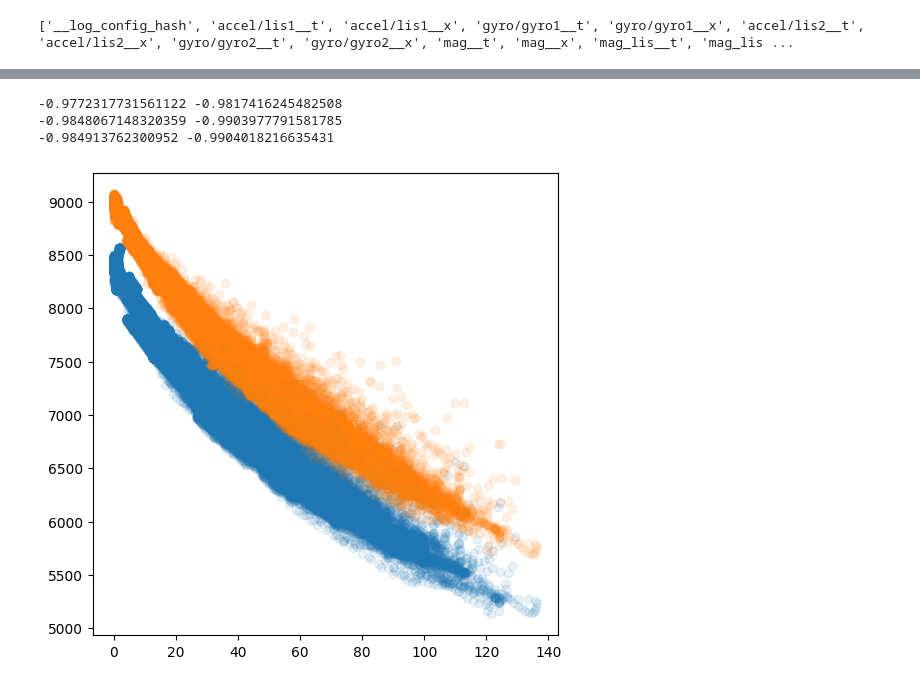
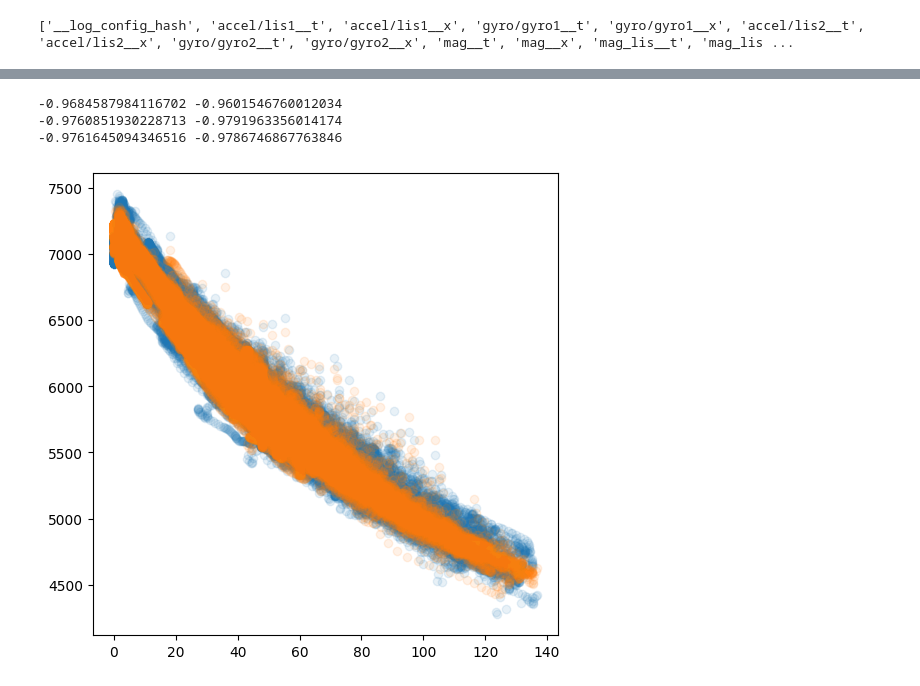
Before and after one commit to colinpate/sus, a Jupyter notebook: notebooks/rear_sus.ipynb, the cells around one changed output, grey strips where cells are left out. Saved outputs shown, nothing was run; the diff lists cells and outputs as text; code cells hidden in the pictures.

Commit message:
Fixed linkage curve reading again and added metadata lis rot angle

```diff
--- a/notebooks/rear_sus.ipynb
+++ b/notebooks/rear_sus.ipynb
@@ -48,13 +48,16 @@ b2_mag, b2_theta, b2_phi = get_polar(b2_raw)
 
 # MMC Y is -LIS X
 # MMC X is LIS Y
-lis_rot = [[0, 1, 0],
-           [-1, 0, 0],
+# lis_rot = [[0, 1, 0],
+#            [-1, 0, 0],
+#            [0, 0, 1]]
+lis_rot = [[1, 0, 0],
+           [0, 1, 0],
            [0, 0, 1]]
 lis_rot = np.asarray(lis_rot)
 
 b2_rot = (lis_rot @ b2_raw.T).T
-b_corr = b_diff#b_raw - b2_rot
+b_corr = b_raw - b2_rot
 b_corr_mag = np.linalg.norm(b_corr, axis=1)
 # %%
 # Plot travel, mag norm
@@ -71,22 +74,22 @@ plt.grid()
 # %%
 # Plot angle vs mag norm
 plt.figure(figsize=(6, 6))
 plt.scatter(travel, b1_mag, alpha=0.1)
-plt.scatter(travel, b_proj, alpha=0.1)
+plt.scatter(travel, b_corr_mag, alpha=0.1)
 corr = scipy.stats.pearsonr(travel, b1_mag)
 spearman = scipy.stats.spearmanr(travel, b1_mag)
 print(corr[0], spearman.correlation)
 corr = scipy.stats.pearsonr(travel, b_corr_mag)
 spearman = scipy.stats.spearmanr(travel, b_corr_mag)
 print(corr[0], spearman.correlation)
 corr = scipy.stats.pearsonr(travel, b_proj)
 spearman = scipy.stats.spearmanr(travel, b_proj)
 print(corr[0], spearman.correlation)
 # %% [output]
--0.9772317731561122 -0.9817416245482508
--0.9848067148320359 -0.9903977791581785
--0.984913762300952 -0.9904018216635431
+-0.9684587984116702 -0.9601546760012034
+-0.9760851930228713 -0.9791963356014174
+-0.9761645094346516 -0.9786746867763846
-[figure, old version]
+[figure, new version]
 # %%
 roi = slice(0, -1)
 #roi = slice(18000, 20000)
```
Also changed, not shown: parts of 12 cells of this notebook, 2 other files.
